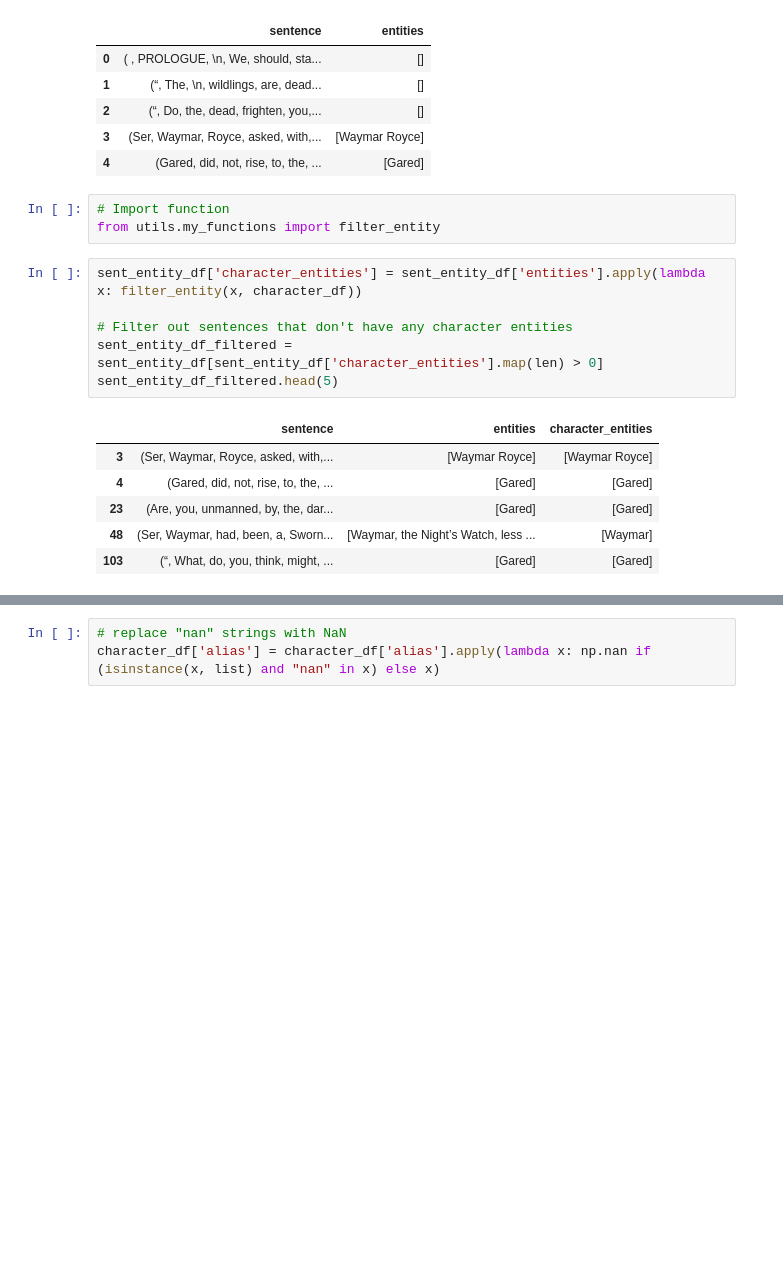
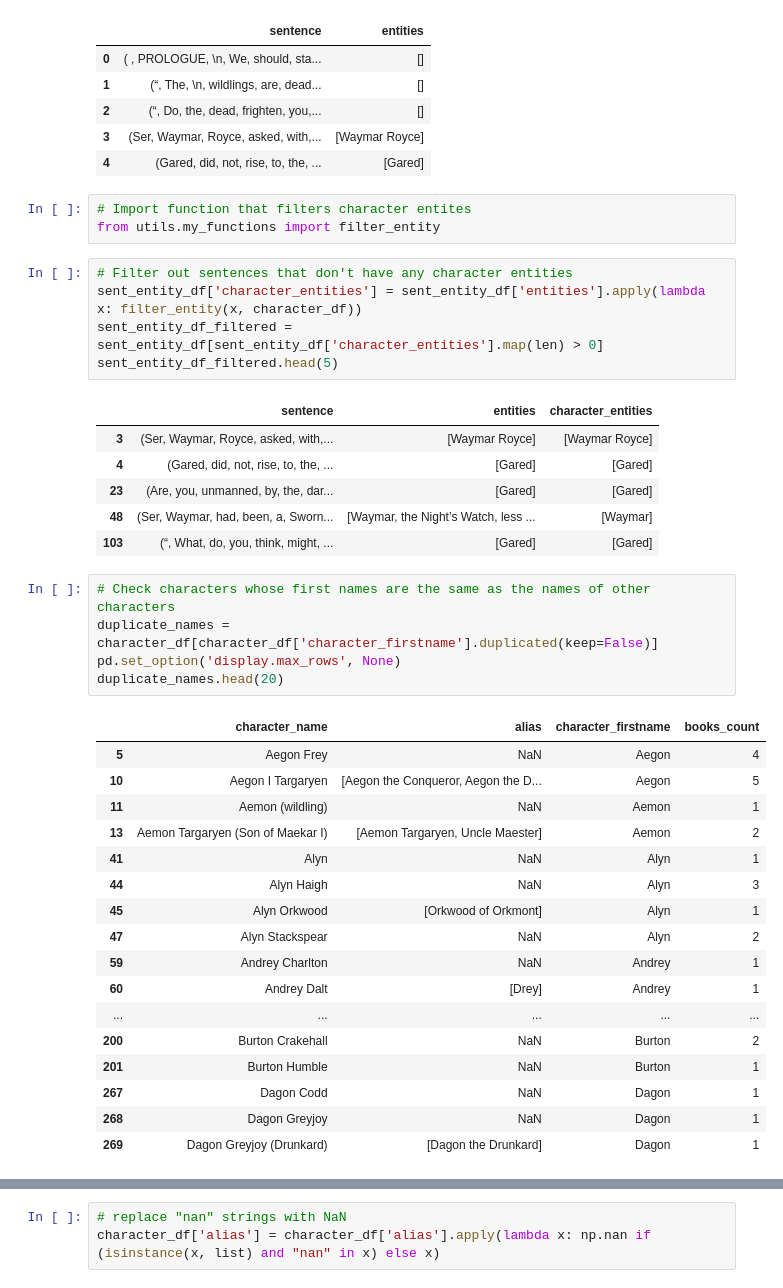
Before and after one commit to mariamorskovatykh/game_of_thrones_project, a Jupyter notebook: exploring_social_dynamics.ipynb, the cells around one changed output, grey strips where cells are left out. Cells and saved outputs as stored; diff of their text form; blank space fills up the shorter version.

```diff
--- a/exploring_social_dynamics.ipynb
+++ b/exploring_social_dynamics.ipynb
@@ -205,12 +153,11 @@ sent_entity_df.head()
 | 3 | (Ser, Waymar, Royce, asked, with,... | [Waymar Royce] |
 | 4 | (Gared, did, not, rise, to, the, ... | [Gared] |
 # %%
-# Import function
+# Import function that filters character entites
 from utils.my_functions import filter_entity
 # %%
+# Filter out sentences that don't have any character entities
 sent_entity_df['character_entities'] = sent_entity_df['entities'].apply(lambda x: filter_entity(x, character_df))
-
-# Filter out sentences that don't have any character entities
 sent_entity_df_filtered = sent_entity_df[sent_entity_df['character_entities'].map(len) > 0]
 sent_entity_df_filtered.head(5)
 # %% [output]
@@ -220,4 +167,27 @@ sent_entity_df_filtered.head(5)
 | 23 | (Are, you, unmanned, by, the, dar... | [Gared] | [Gared] |
 | 48 | (Ser, Waymar, had, been, a, Sworn... | [Waymar, the Night’s Watch, less ... | [Waymar] |
 | 103 | (“, What, do, you, think, might, ... | [Gared] | [Gared] |
+# %%
+# Check characters whose first names are the same as the names of other characters
+duplicate_names = character_df[character_df['character_firstname'].duplicated(keep=False)]
+pd.set_option('display.max_rows', None)
+duplicate_names.head(20)
+# %% [output]
+|  | character_name | alias | character_firstname | books_count |
+| 5 | Aegon Frey | NaN | Aegon | 4 |
+| 10 | Aegon I Targaryen | [Aegon the Conqueror, Aegon the D... | Aegon | 5 |
+| 11 | Aemon (wildling) | NaN | Aemon | 1 |
+| 13 | Aemon Targaryen (Son of Maekar I) | [Aemon Targaryen, Uncle Maester] | Aemon | 2 |
+| 41 | Alyn | NaN | Alyn | 1 |
+| 44 | Alyn Haigh | NaN | Alyn | 3 |
+| 45 | Alyn Orkwood | [Orkwood of Orkmont] | Alyn | 1 |
+| 47 | Alyn Stackspear | NaN | Alyn | 2 |
+| 59 | Andrey Charlton | NaN | Andrey | 1 |
+| 60 | Andrey Dalt | [Drey] | Andrey | 1 |
+| ... | ... | ... | ... | ... |
+| 200 | Burton Crakehall | NaN | Burton | 2 |
+| 201 | Burton Humble | NaN | Burton | 1 |
+| 267 | Dagon Codd | NaN | Dagon | 1 |
+| 268 | Dagon Greyjoy | NaN | Dagon | 1 |
+| 269 | Dagon Greyjoy (Drunkard) | [Dagon the Drunkard] | Dagon | 1 |
 # %%
```
Also changed, not shown: parts of 36 cells of this notebook.
